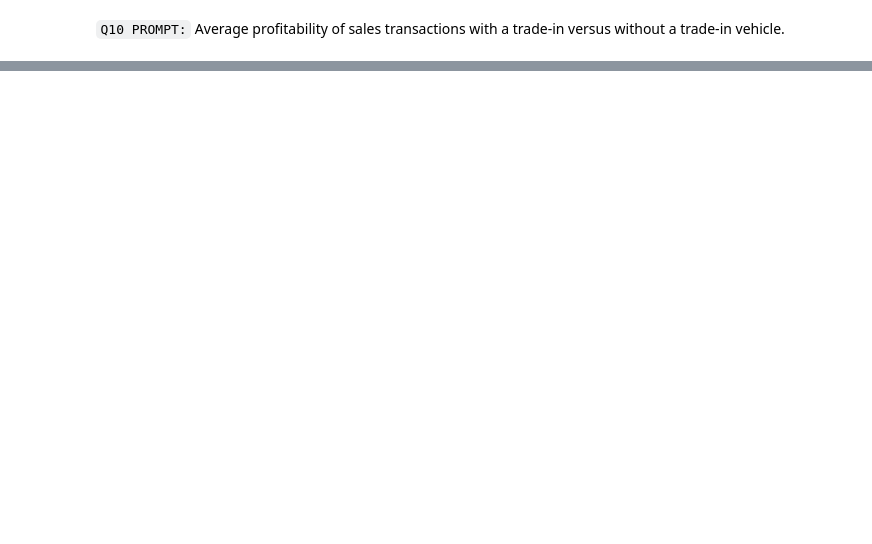
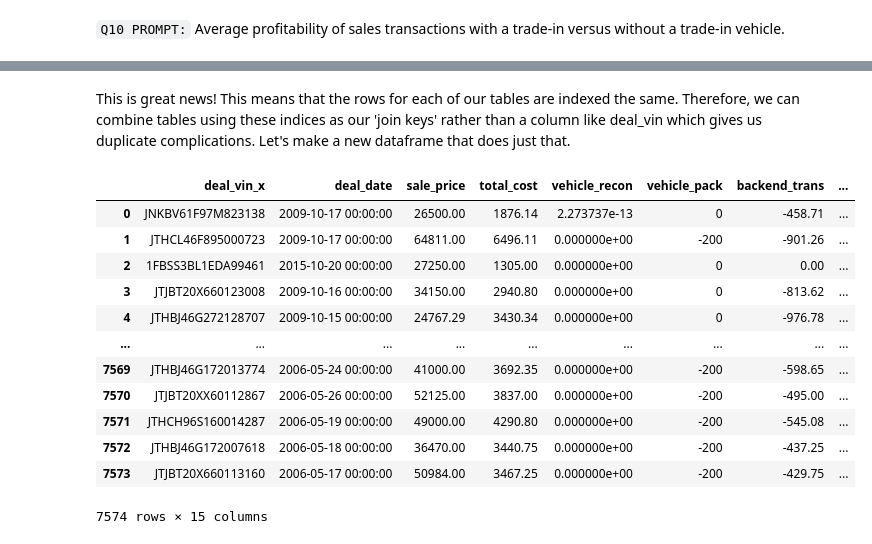
Before and after one commit to andrew-morrow/morrow-elements-of-computing-ii, a Jupyter notebook: Final Project/EoC2_Final_Notebook.ipynb, the cells around one changed output, grey strips where cells are left out. Saved outputs shown, nothing was run; the diff lists cells and outputs as text; code cells hidden in the pictures; blank space fills up the shorter version.

```diff
--- a/Final Project/EoC2_Final_Notebook.ipynb
+++ b/Final Project/EoC2_Final_Notebook.ipynb
@@ -434,0 +473,10 @@ query_profit =
+# %%
+# create a dataframe for financials
+query_financials = """
+SELECT *
+FROM financials
+"""
+df_financials = pd.read_sql(query_financials, conn)
+
+# confirm that the dataframe was properly created
+print(df_financials)
@@ -434,0 +526,10 @@ query_profit =
+# %%
+# create a dataframe for sold vehicles
+query_sv = """
+SELECT *
+FROM sold_vehicles
+"""
+df_sv = pd.read_sql(query_sv, conn)
+
+# confirm that the dataframe was properly created
+print(df_sv)
@@ -434,0 +614,20 @@ query_profit =
+# %% [markdown]
+This is great news! This means that the rows for each of our tables are indexed the same. Therefore, we can combine tables using these indices as our 'join keys' rather than a column like deal_vin which gives us duplicate complications. Let's make a new dataframe that does just that.
+# %%
+# Join financials and sold_vehicles over their common indexing
+df_f_and_sv = pd.merge(df_financials,df_sv,left_index=True,right_index=True)
+display(df_f_and_sv)
+# %% [output]
+|  | deal_vin_x | deal_date | sale_price | total_cost | vehicle_recon | vehicle_pack | backend_trans | ... |
+| 0 | JNKBV61F97M823138 | 2009-10-17 00:00:00 | 26500.00 | 1876.14 | 2.273737e-13 | 0 | -458.71 | ... |
+| 1 | JTHCL46F895000723 | 2009-10-17 00:00:00 | 64811.00 | 6496.11 | 0.000000e+00 | -200 | -901.26 | ... |
+| 2 | 1FBSS3BL1EDA99461 | 2015-10-20 00:00:00 | 27250.00 | 1305.00 | 0.000000e+00 | 0 | 0.00 | ... |
+| 3 | JTJBT20X660123008 | 2009-10-16 00:00:00 | 34150.00 | 2940.80 | 0.000000e+00 | 0 | -813.62 | ... |
+| 4 | JTHBJ46G272128707 | 2009-10-15 00:00:00 | 24767.29 | 3430.34 | 0.000000e+00 | 0 | -976.78 | ... |
+| ... | ... | ... | ... | ... | ... | ... | ... | ... |
+| 7569 | JTHBJ46G172013774 | 2006-05-24 00:00:00 | 41000.00 | 3692.35 | 0.000000e+00 | -200 | -598.65 | ... |
+| 7570 | JTJBT20XX60112867 | 2006-05-26 00:00:00 | 52125.00 | 3837.00 | 0.000000e+00 | -200 | -495.00 | ... |
+| 7571 | JTHCH96S160014287 | 2006-05-19 00:00:00 | 49000.00 | 4290.80 | 0.000000e+00 | -200 | -545.08 | ... |
+| 7572 | JTHBJ46G172007618 | 2006-05-18 00:00:00 | 36470.00 | 3440.75 | 0.000000e+00 | -200 | -437.25 | ... |
+| 7573 | JTJBT20X660113160 | 2006-05-17 00:00:00 | 50984.00 | 3467.25 | 0.000000e+00 | -200 | -429.75 | ... |
+7574 rows × 15 columns
```
Also changed, not shown: parts of 48 cells of this notebook, 2 other files.
